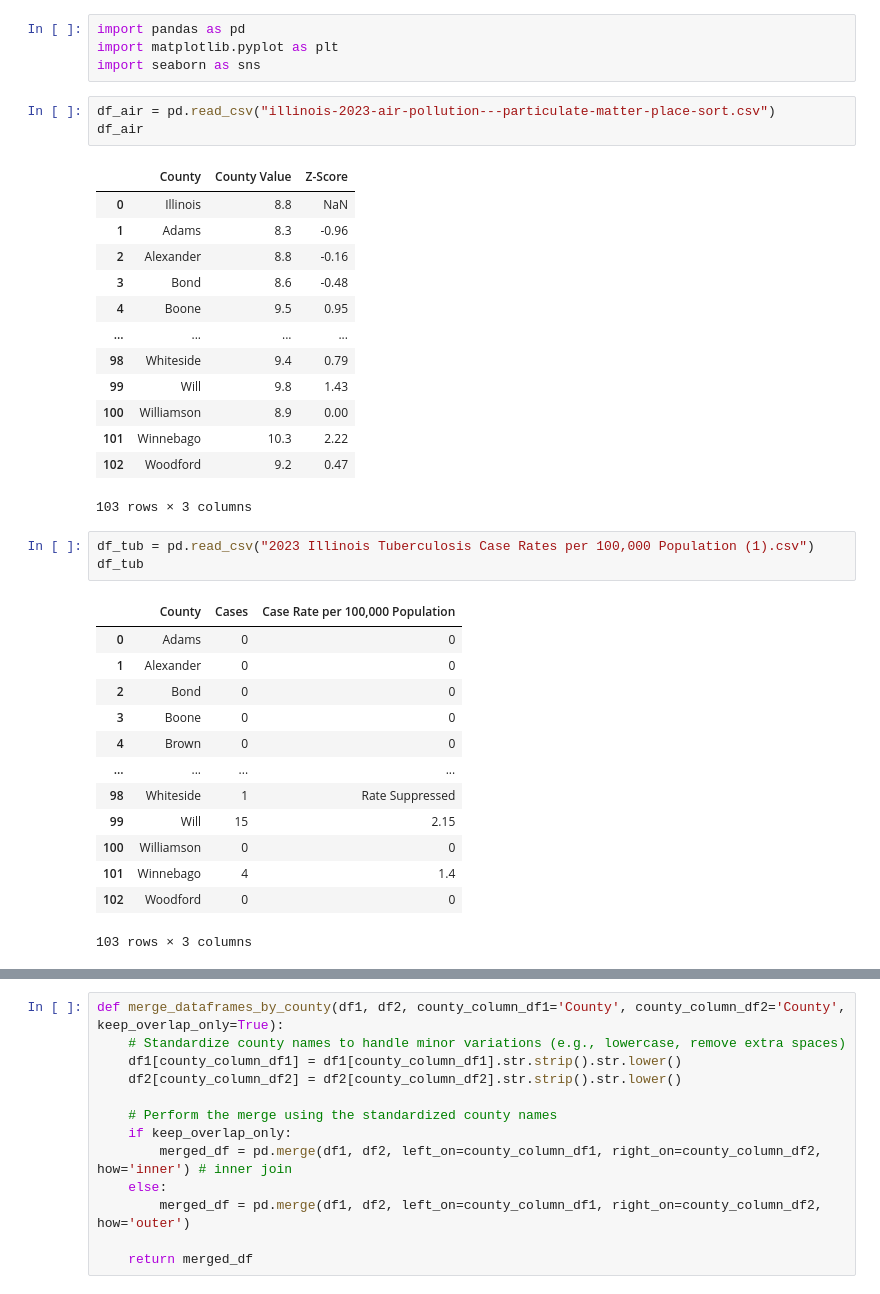
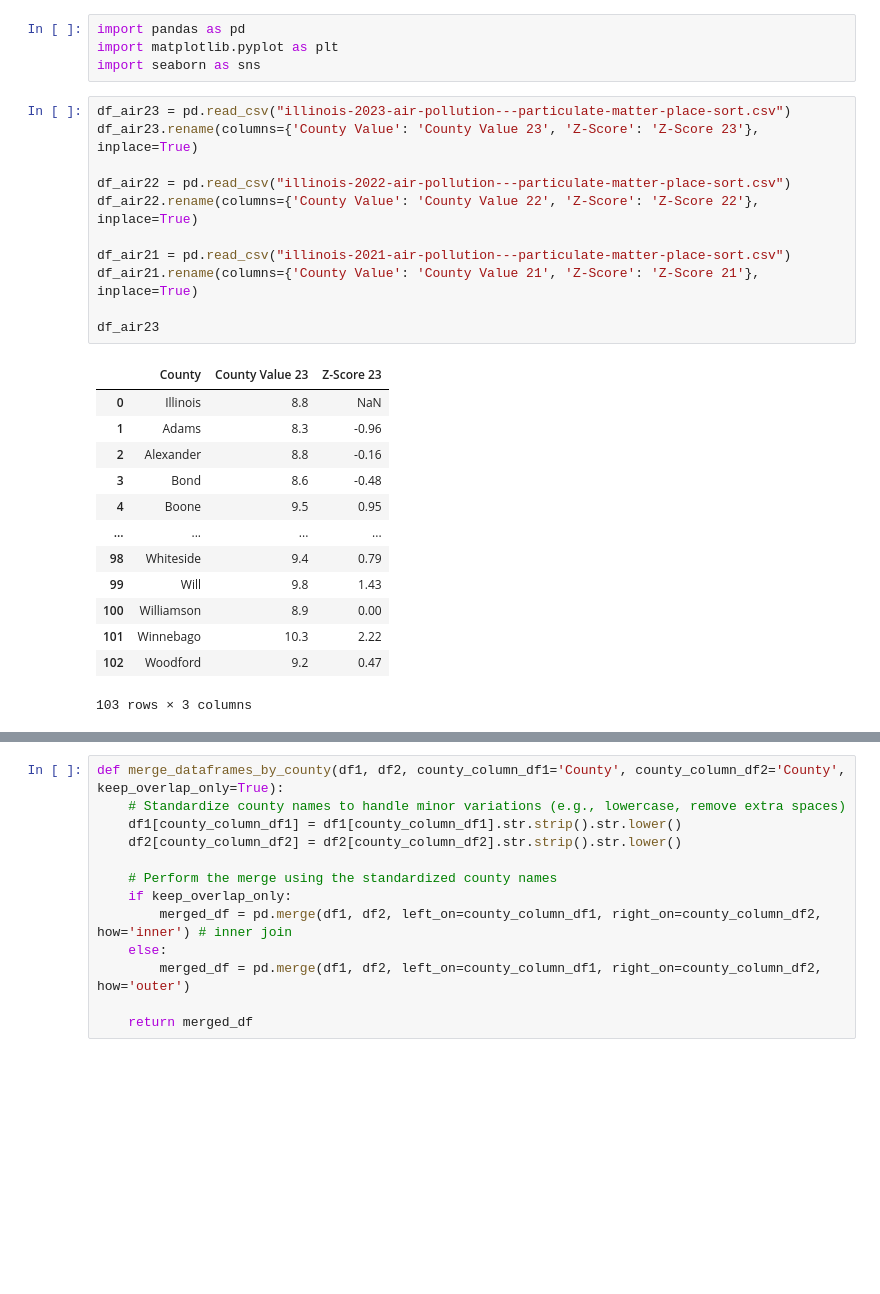
Before and after one commit to christineCLWong/idph_air_pollution_infectious, a Jupyter notebook: tuberculosis.ipynb, the cells around one changed output, grey strips where cells are left out. Cells and saved outputs as stored; diff of their text form; blank space fills up the shorter version.

```diff
--- a/tuberculosis.ipynb
+++ b/tuberculosis.ipynb
@@ -4,37 +4,28 @@
 import pandas as pd
 import matplotlib.pyplot as plt
 import seaborn as sns
-# %%
-df_air = pd.read_csv("illinois-2023-air-pollution---particulate-matter-place-sort.csv")
-df_air
-# %% [output]
-|  | County | County Value | Z-Score |
-| 0 | Illinois | 8.8 | NaN |
-| 1 | Adams | 8.3 | -0.96 |
-| 2 | Alexander | 8.8 | -0.16 |
-| 3 | Bond | 8.6 | -0.48 |
-| 4 | Boone | 9.5 | 0.95 |
-| ... | ... | ... | ... |
-| 98 | Whiteside | 9.4 | 0.79 |
-| 99 | Will | 9.8 | 1.43 |
-| 100 | Williamson | 8.9 | 0.00 |
-| 101 | Winnebago | 10.3 | 2.22 |
-| 102 | Woodford | 9.2 | 0.47 |
-103 rows × 3 columns
-# %%
-df_tub = pd.read_csv("2023 Illinois Tuberculosis Case Rates per 100,000 Population (1).csv")
-df_tub
-# %% [output]
-|  | County | Cases | Case Rate per 100,000 Population |
-| 0 | Adams | 0 | 0 |
-| 1 | Alexander | 0 | 0 |
-| 2 | Bond | 0 | 0 |
-| 3 | Boone | 0 | 0 |
-| 4 | Brown | 0 | 0 |
-| ... | ... | ... | ... |
-| 98 | Whiteside | 1 | Rate Suppressed |
-| 99 | Will | 15 | 2.15 |
-| 100 | Williamson | 0 | 0 |
-| 101 | Winnebago | 4 | 1.4 |
-| 102 | Woodford | 0 | 0 |
-103 rows × 3 columns
+# %%
+df_air23 = pd.read_csv("illinois-2023-air-pollution---particulate-matter-place-sort.csv")
+df_air23.rename(columns={'County Value': 'County Value 23', 'Z-Score': 'Z-Score 23'}, inplace=True)
+
+df_air22 = pd.read_csv("illinois-2022-air-pollution---particulate-matter-place-sort.csv")
+df_air22.rename(columns={'County Value': 'County Value 22', 'Z-Score': 'Z-Score 22'}, inplace=True)
+
+df_air21 = pd.read_csv("illinois-2021-air-pollution---particulate-matter-place-sort.csv")
+df_air21.rename(columns={'County Value': 'County Value 21', 'Z-Score': 'Z-Score 21'}, inplace=True)
+
+df_air23
+# %% [output]
+|  | County | County Value 23 | Z-Score 23 |
+| 0 | Illinois | 8.8 | NaN |
+| 1 | Adams | 8.3 | -0.96 |
+| 2 | Alexander | 8.8 | -0.16 |
+| 3 | Bond | 8.6 | -0.48 |
+| 4 | Boone | 9.5 | 0.95 |
+| ... | ... | ... | ... |
+| 98 | Whiteside | 9.4 | 0.79 |
+| 99 | Will | 9.8 | 1.43 |
+| 100 | Williamson | 8.9 | 0.00 |
+| 101 | Winnebago | 10.3 | 2.22 |
+| 102 | Woodford | 9.2 | 0.47 |
+103 rows × 3 columns
```
Also changed, not shown: parts of 11 cells of this notebook.
